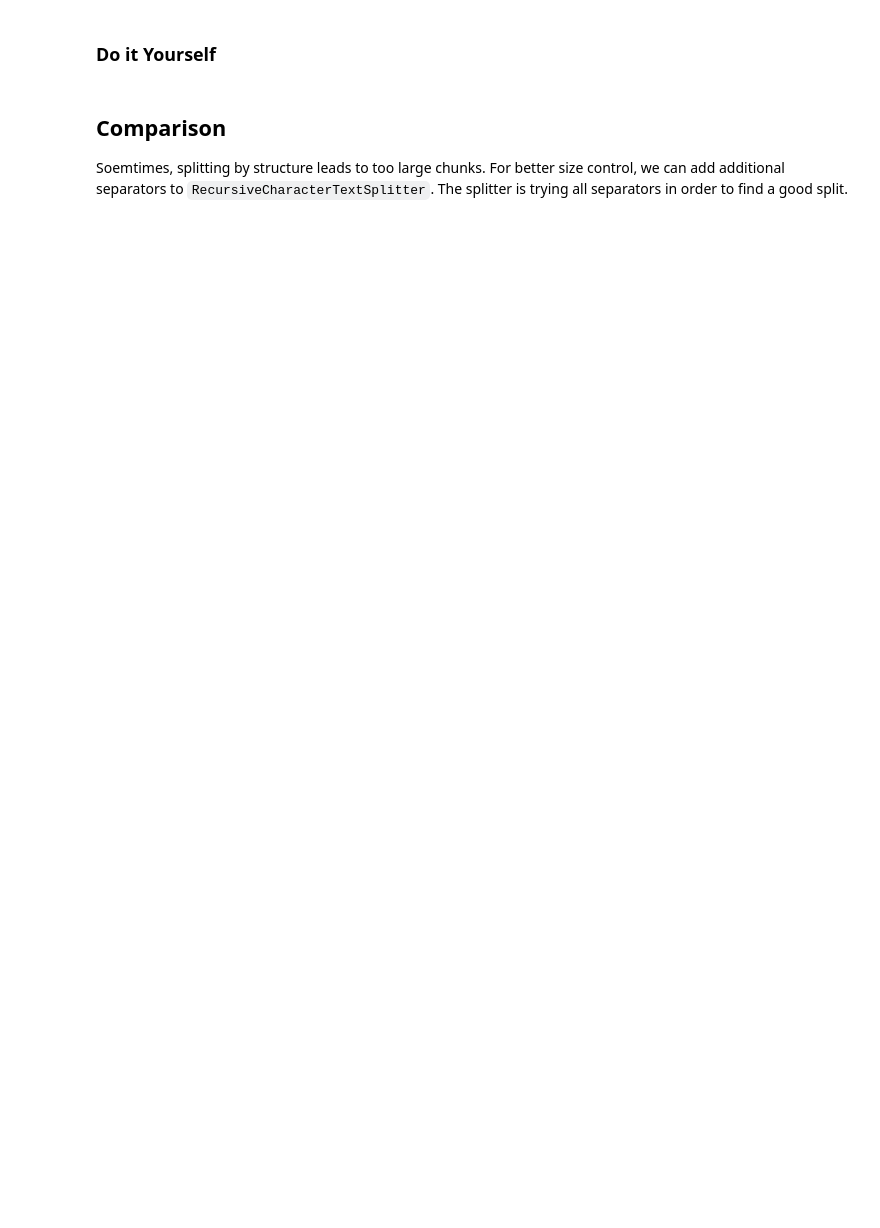
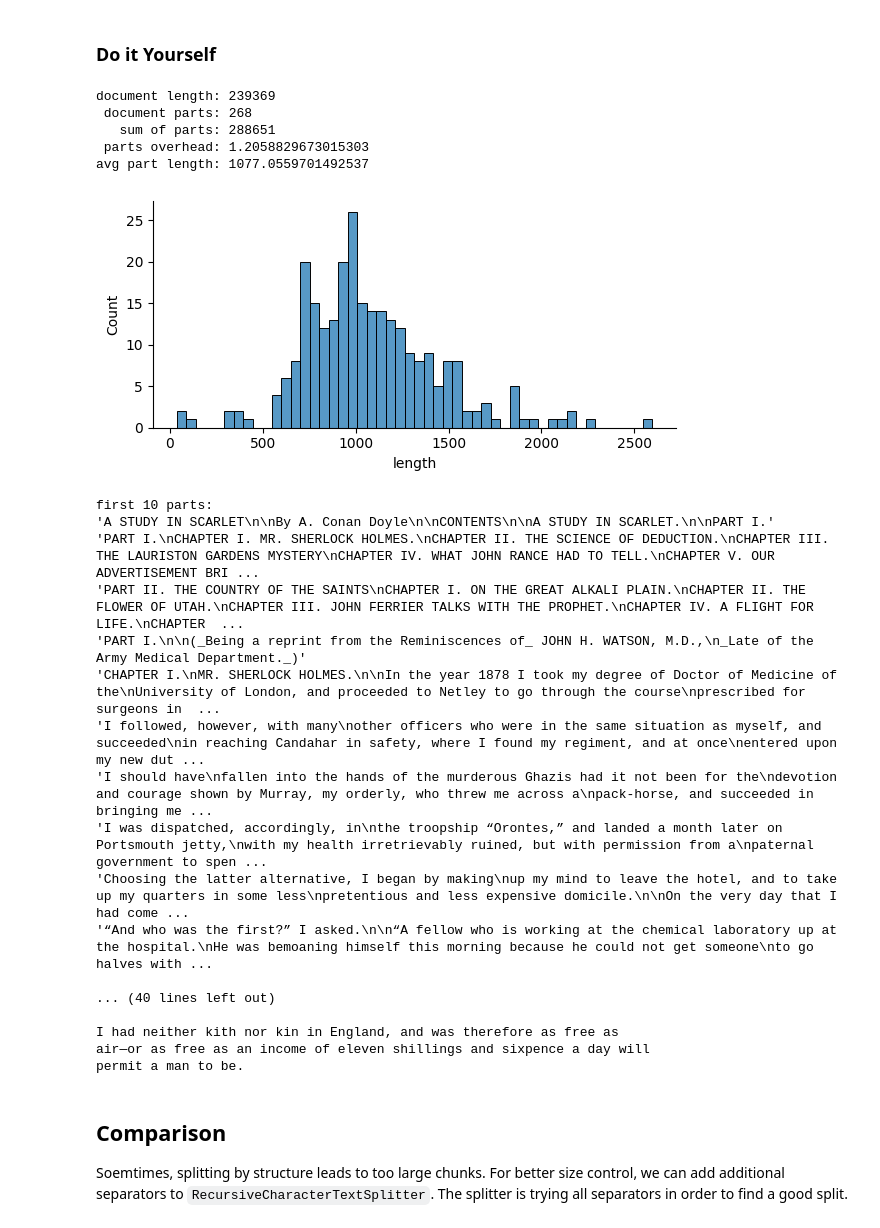
Before and after one commit to roger-weber/mmir-unibasel-hs23, a Jupyter notebook: chapter04/splitting.ipynb, the cells around one changed output. Cells and saved outputs as stored; diff of their text form; code cells hidden in the pictures; blank space fills up the shorter version.

```diff
--- a/chapter04/splitting.ipynb
+++ b/chapter04/splitting.ipynb
@@ -107,7 +107,7 @@ texts = [
     book.page_content[4205:5000]
 ]
 
-for text in texts:
+# for text in texts:
     for sent in nltk.sent_tokenize(text):
         print(f'{sent.strip()}\n---')
 # %% [output]
@@ -305,35 +416,58 @@ class CustomSplitter:
             for s in in_splits:
                 # s does not include one of SECTIONS, is small, or previous parts are small
                 if out_splits and (len(s) < 200 or last_len < 500) and not any(x in s for x in SECTIONS):
                     out_splits[-1].append(s)
                     last_len += len(s)
                 else:
                     out_splits.append([s])
                     last_len = len(s)
             return out_splits
 
         def add_overlap(in_splits):
             def first_sentence(index):
                 return [self._tokenizer(in_splits[index][0])[0]]
             def last_sentence(index):
                 return [self._tokenizer(in_splits[index][-1])[-1]]
             out_splits = [in_splits[0] + first_sentence(1)]
             for i in range(1, len(in_splits)-1):
                 out = []
                 if not any(x in in_splits[i][0] for x in SECTIONS):
                     out += last_sentence(i-1)
                 out += in_splits[i]
                 if not any(x in in_splits[i+1][0] for x in SECTIONS):
                     out += first_sentence(i+1)
                 out_splits.append(out)
             out_splits.append(last_sentence(len(in_splits)-2) + in_splits[len(in_splits)-1])
             return out_splits
 
         splits = [s.strip() for s in re.split('\n\n', text) if s]
         return ['\n\n'.join(s) for s in add_overlap(merge_small(splits))]
 
-# split_and_print(book, CustomSplitter(), [5,6])
-CustomSplitter().split_text(book.page_content)
+split_and_print(book, CustomSplitter(), [5,6])
+# %% [output]
+document length: 239369
+ document parts: 268
+   sum of parts: 288651
+ parts overhead: 1.2058829673015303
+avg part length: 1077.0559701492537
+[figure, added]
+first 10 parts:
+'A STUDY IN SCARLET\n\nBy A. Conan Doyle\n\nCONTENTS\n\nA STUDY IN SCARLET.\n\nPART I.'
+'PART I.\nCHAPTER I. MR. SHERLOCK HOLMES.\nCHAPTER II. THE SCIENCE OF DEDUCTION.\nCHAPTER III. THE LAURISTON GARDENS MYSTERY\nCHAPTER IV. WHAT JOHN RANCE HAD TO TELL.\nCHAPTER V. OUR ADVERTISEMENT BRI ...
+'PART II. THE COUNTRY OF THE SAINTS\nCHAPTER I. ON THE GREAT ALKALI PLAIN.\nCHAPTER II. THE FLOWER OF UTAH.\nCHAPTER III. JOHN FERRIER TALKS WITH THE PROPHET.\nCHAPTER IV. A FLIGHT FOR LIFE.\nCHAPTER  ...
+'PART I.\n\n(_Being a reprint from the Reminiscences of_ JOHN H. WATSON, M.D.,\n_Late of the Army Medical Department._)'
+'CHAPTER I.\nMR. SHERLOCK HOLMES.\n\nIn the year 1878 I took my degree of Doctor of Medicine of the\nUniversity of London, and proceeded to Netley to go through the course\nprescribed for surgeons in  ...
+'I followed, however, with many\nother officers who were in the same situation as myself, and succeeded\nin reaching Candahar in safety, where I found my regiment, and at once\nentered upon my new dut ...
+'I should have\nfallen into the hands of the murderous Ghazis had it not been for the\ndevotion and courage shown by Murray, my orderly, who threw me across a\npack-horse, and succeeded in bringing me ...
+'I was dispatched, accordingly, in\nthe troopship “Orontes,” and landed a month later on Portsmouth jetty,\nwith my health irretrievably ruined, but with permission from a\npaternal government to spen ...
+'Choosing the latter alternative, I began by making\nup my mind to leave the hotel, and to take up my quarters in some less\npretentious and less expensive domicile.\n\nOn the very day that I had come ...
+'“And who was the first?” I asked.\n\n“A fellow who is working at the chemical laboratory up at the hospital.\nHe was bemoaning himself this morning because he could not get someone\nto go halves with ...
+
+... (40 lines left out)
+
+I had neither kith nor kin in England, and was therefore as free as
+air—or as free as an income of eleven shillings and sixpence a day will
+permit a man to be.
 # %% [markdown]
 ## Comparison
 
```
Also changed, not shown: parts of 13 cells of this notebook.
